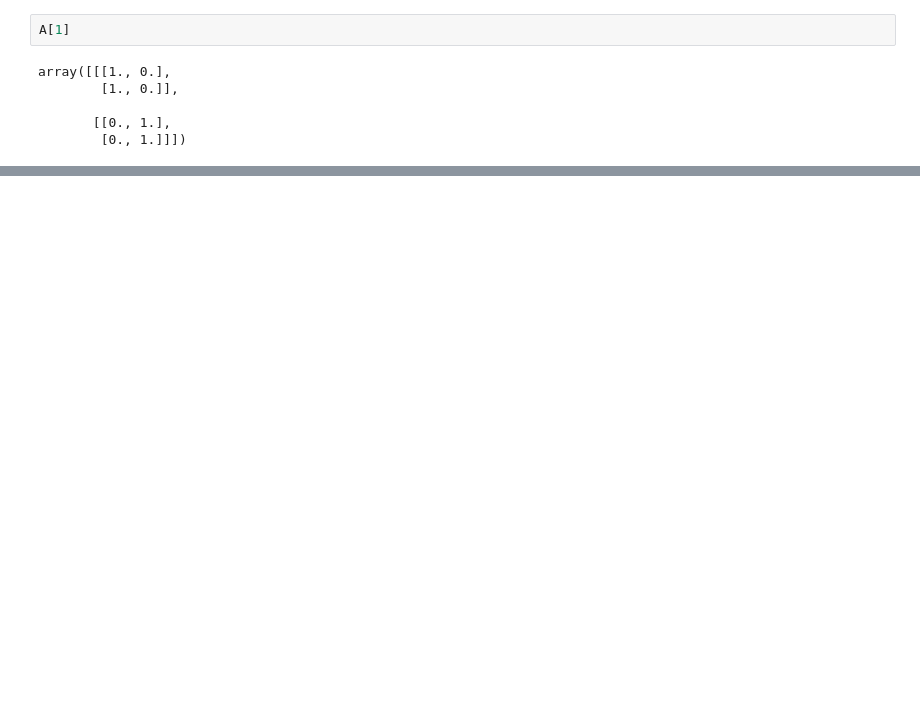
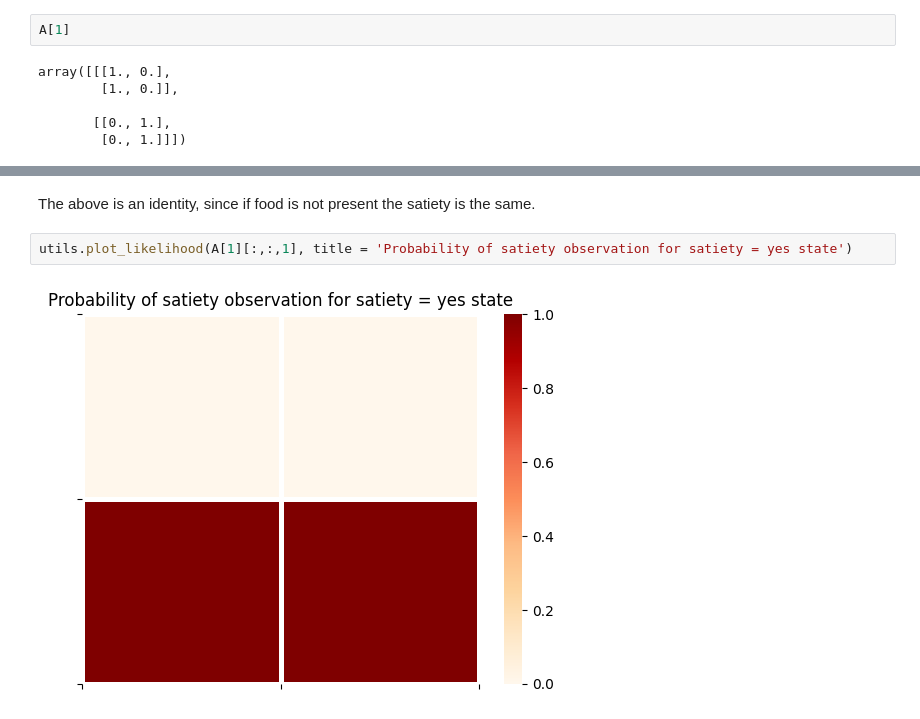
Before and after one commit to mahault/Multi-agent-sustainability, a Jupyter notebook: Sust_AIF.ipynb, the cells around one changed output, grey strips where cells are left out. Drawn from its saved outputs; the diff is of its cells as text; blank space fills up the shorter version.

```diff
--- a/Sust_AIF.ipynb
+++ b/Sust_AIF.ipynb
@@ -310,0 +252,6 @@ B[0] = B_do_not_eat
+# %% [markdown]
+The above is an identity, since if food is not present the satiety is the same.
+# %%
+utils.plot_likelihood(A[1][:,:,1], title = 'Probability of satiety observation for satiety = yes state')
+# %% [output]
+[figure, added]
```
Also changed, not shown: parts of 331 cells of this notebook.
